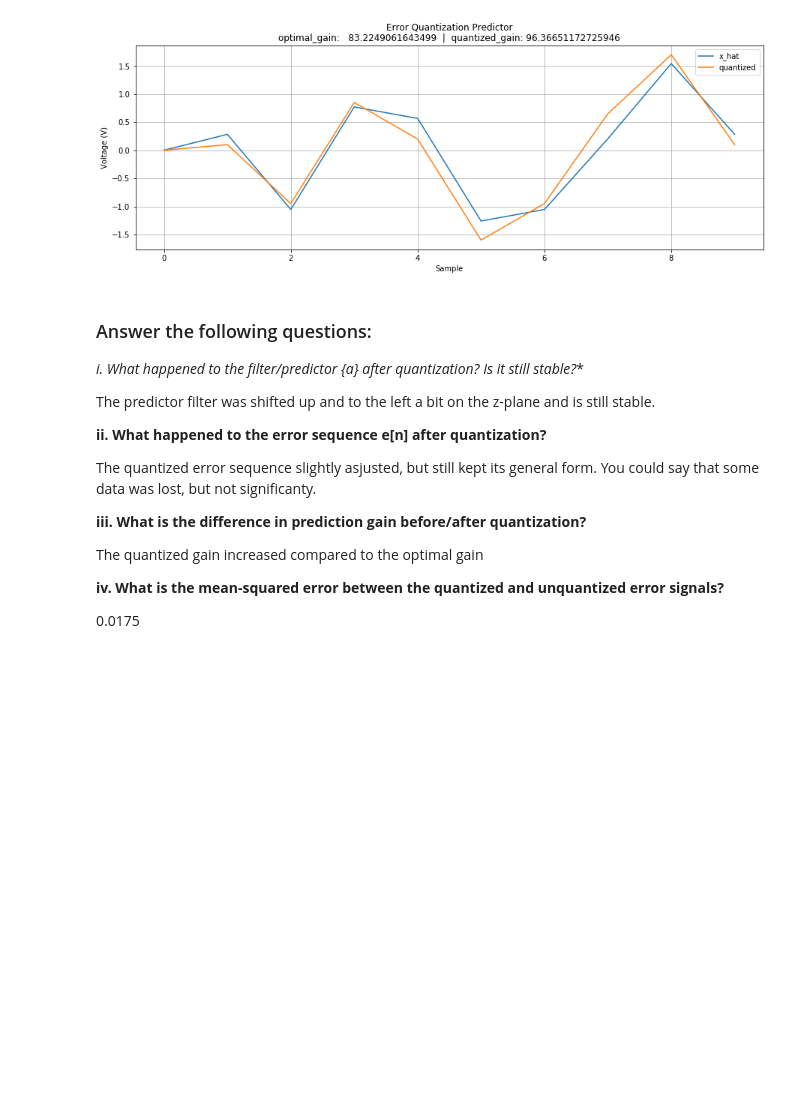
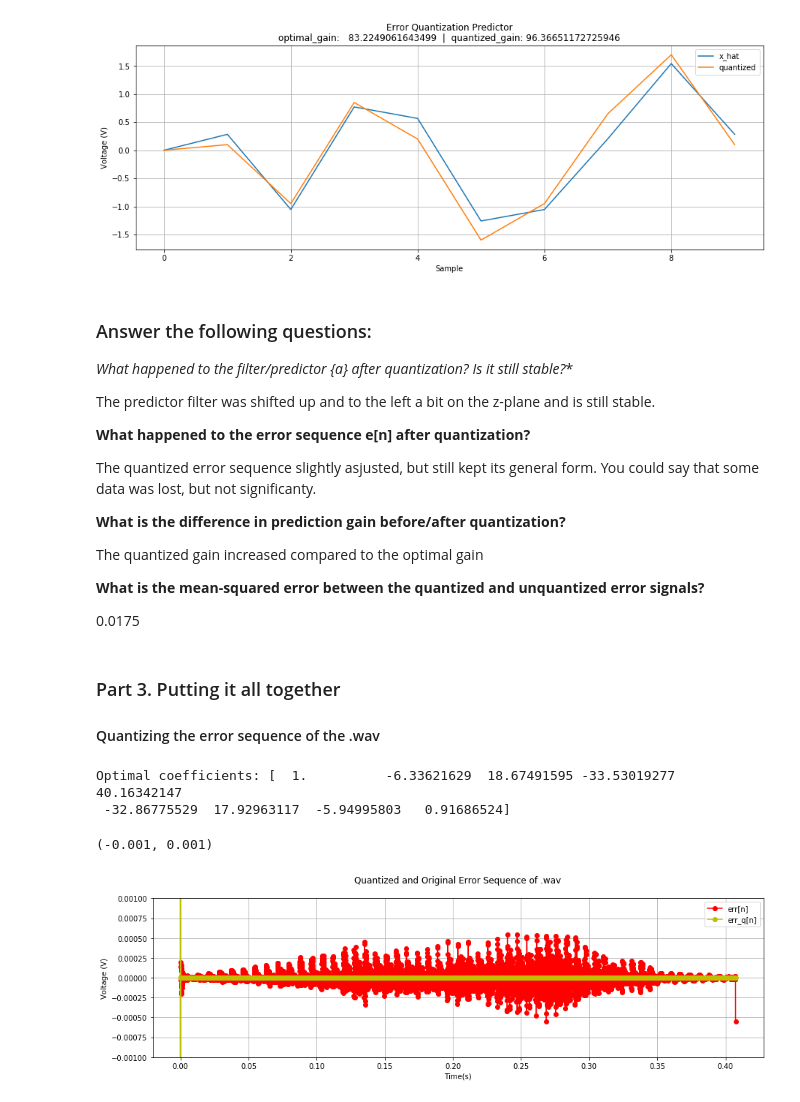
Before and after one commit to rthomp10/dsp, a Jupyter notebook: Prediction and Quantization.ipynb, the cells around one changed output. Cells and saved outputs as stored; diff of their text form; code cells hidden in the pictures; blank space fills up the shorter version.

Commit message:
Finished part 3

```diff
--- a/Prediction and Quantization.ipynb
+++ b/Prediction and Quantization.ipynb
@@ -417,19 +426,55 @@ plt.legend()
 [figure]
 # %% [markdown]
 ### Answer the following questions:
-**i. What happened to the filter/predictor {a*} after quantization?  Is it still stable?**
+**What happened to the filter/predictor {a*} after quantization?  Is it still stable?**
 
 The predictor filter was shifted up and to the left a bit on the z-plane and is still stable.
 
-**ii. What happened to the error sequence e[n] after quantization?**
+**What happened to the error sequence e[n] after quantization?**
 
 The quantized error sequence slightly asjusted, but still kept its general form.
 You could say that some data was lost, but not significanty.
 
-**iii. What is the difference in prediction gain before/after quantization?**
+**What is the difference in prediction gain before/after quantization?**
 
 The quantized gain increased compared to the optimal gain
 
-**iv. What is the mean-squared error between the quantized and unquantized error signals?**
+**What is the mean-squared error between the quantized and unquantized error signals?**
 
 0.0175
+# %% [markdown]
+### Part 3. Putting it all together
+#### Quantizing the error sequence of the .wav
+# %%
+# Importing the signal
+x, sr = librosa.load('snip.wav') # Signal time series and sampling rate
+x = np.ndarray.tolist(x)
+x = np.array(x)
+duration = np.size(x)/sr
+period = 1/sr
+n = np.arange(0,duration, period)
+
+
+# Optimal Coefficients
+x_hat, perr, a = predict(x,8)
+err_quantized = quantize_error(perr)
+
+
+# Plot
+plt.figure('position', [15,4])
+plt.subplots_adjust(hspace = 0.5)
+
+plt.title('Quantized and Original Error Sequence of .wav\n')
+plt.plot(n, perr, 'r-o', label='err[n]')
+plt.plot(n, err_quantized, 'y-o', label='err_q[n]')
+plt.ylabel('Voltage (V)')
+plt.xlabel('Time(s)')
+plt.grid()
+plt.legend()
+# plt.xlim(0.15,0.16)
+plt.ylim(-.001,.001)
+# %% [output]
+Optimal coefficients: [  1.          -6.33621629  18.67491595 -33.53019277  40.16342147
+ -32.86775529  17.92963117  -5.94995803   0.91686524]
+(-0.001, 0.001)
+[figure, added]
```
Also changed, not shown: parts of 6 cells of this notebook.
